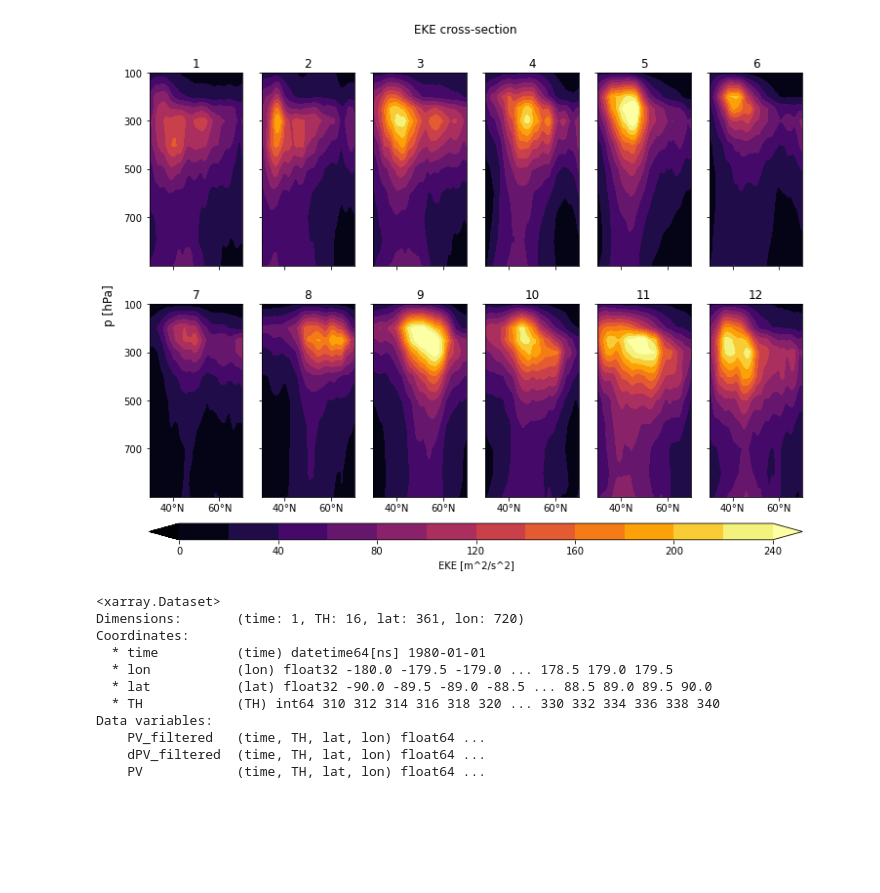
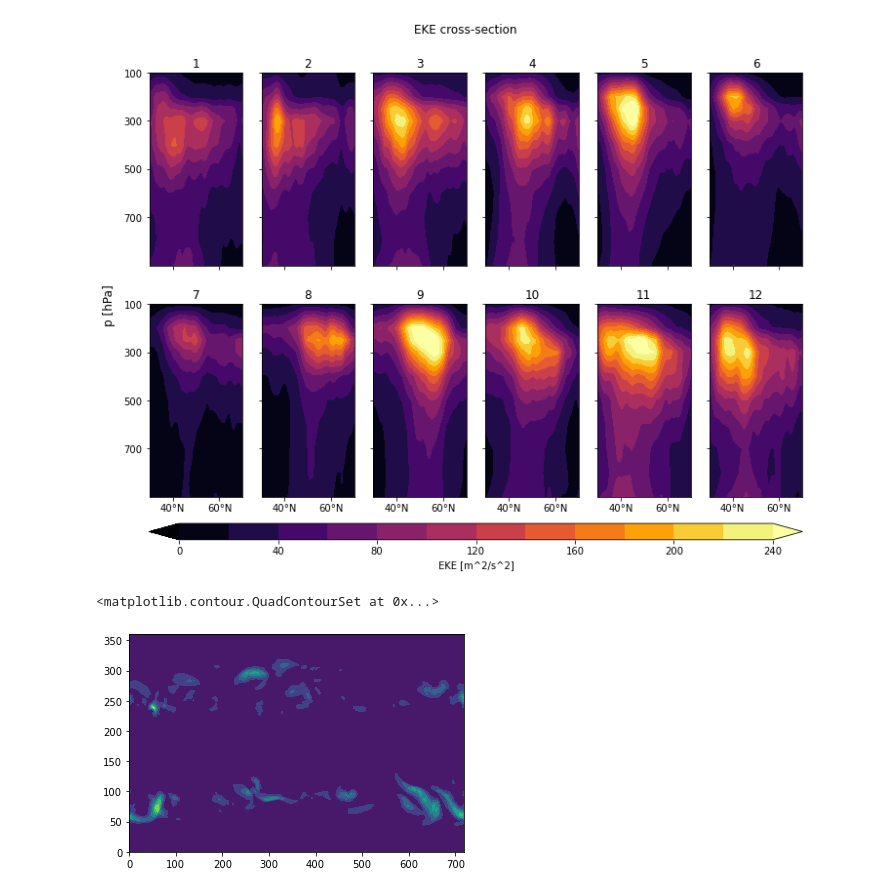
Before and after one commit to zilnora1999/ERA5_midwinter, a Jupyter notebook: notebooks_plotting/EKE_plotting.ipynb, the cells around one changed output. Cells and saved outputs as stored; diff of their text form; code cells hidden in the pictures; blank space fills up the shorter version.

```diff
--- a/notebooks_plotting/EKE_plotting.ipynb
+++ b/notebooks_plotting/EKE_plotting.ipynb
@@ -48,18 +48,9 @@ plt.savefig('/net/ch4/atmcirc/zilnora/era5_midwinter/plots/EKE_seasonal_vertical
 # %% [output]
 [figure]
 # %%
-ds1=xr.open_dataset('/net/ch4/atmcirc/zilnora/era5_midwinter/data/PV_gradient_computations/1980/PV19800101_00')
+ds1=xr.open_dataset('/net/ch4/atmcirc/zilnora/era5_midwinter/data/netcdf_filtering/1980/EKE_19800101_00_TH')
-# %%
-ds1
-# %% [output]
-<xarray.Dataset>
-Dimensions:       (time: 1, TH: 16, lat: 361, lon: 720)
-Coordinates:
-  * time          (time) datetime64[ns] 1980-01-01
-  * lon           (lon) float32 -180.0 -179.5 -179.0 ... 178.5 179.0 179.5
-  * lat           (lat) float32 -90.0 -89.5 -89.0 -88.5 ... 88.5 89.0 89.5 90.0
-  * TH            (TH) int64 310 312 314 316 318 320 ... 330 332 334 336 338 340
-Data variables:
-    PV_filtered   (time, TH, lat, lon) float64 ...
-    dPV_filtered  (time, TH, lat, lon) float64 ...
-    PV            (time, TH, lat, lon) float64 ...
+# %%
+plt.contourf(ds1.EKE[0,5,:,:])
+# %% [output]
+<matplotlib.contour.QuadContourSet at 0x...>
+[figure, added]
```
Also changed, not shown: 8 other files.
